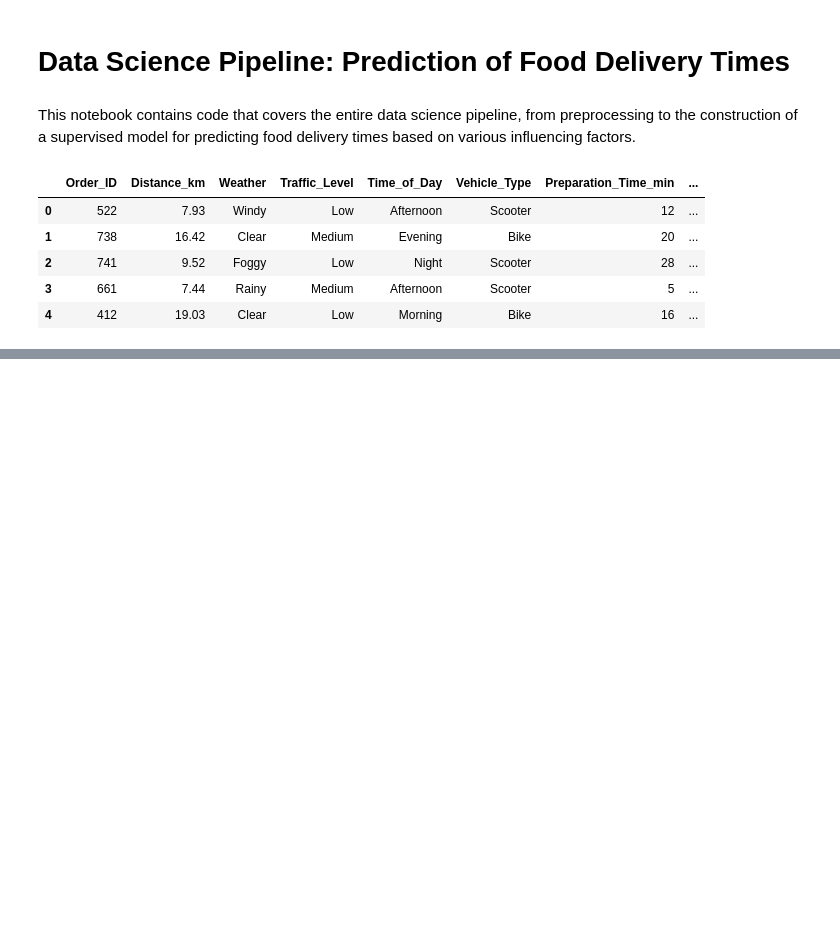
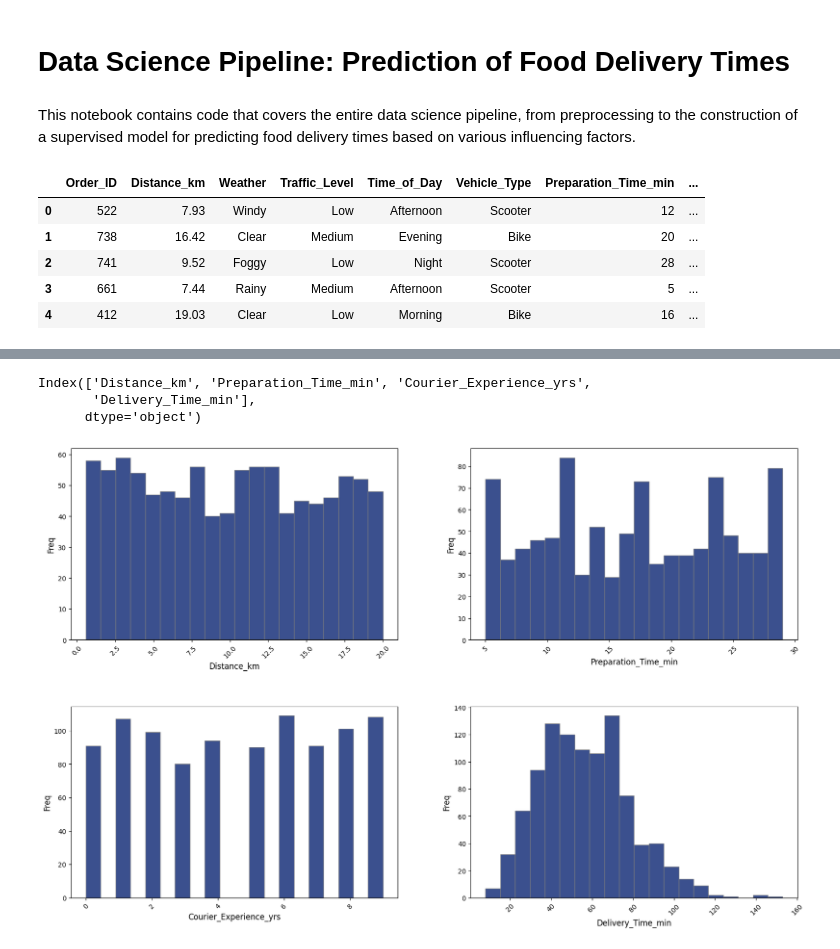
Before and after one commit to AnnieEBP/food-delivery-time-prediction-pg, a Jupyter notebook: model_pipeline/model_pipeline.ipynb, the cells around one changed output, grey strips where cells are left out. Saved outputs shown, nothing was run; the diff lists cells and outputs as text; code cells hidden in the pictures; blank space fills up the shorter version.

```diff
--- a/model_pipeline/model_pipeline.ipynb
+++ b/model_pipeline/model_pipeline.ipynb
@@ -16,0 +55,4 @@ raw.head()
+# %%
+# Removing `order_id` variable
+df = raw.drop(columns = ["Order_ID"], inplace = False)
+df.head()
@@ -16,0 +77,46 @@ raw.head()
+# %%
+# List of numerical variables
+col_num = df.select_dtypes(include='number').columns
+col_num
+# %% [output]
+Index(['Distance_km', 'Preparation_Time_min', 'Courier_Experience_yrs',
+       'Delivery_Time_min'],
+      dtype='object')
+# %%
+# HISTOGRAMS
+num_plots = len(col_num) # Number of plots
+num_cols = 2  # Number of columns in the grid layout
+num_rows = (num_plots - 1) // num_cols + 1 # Number of rows in the grid layout
+
+# Creating subplots
+fig, axs = plt.subplots(num_rows, num_cols,
+                        figsize=(18, 6*num_rows))
+
+fig.tight_layout(pad=8)  # Spacing between subplots
+
+# Iterate over columns and create histograms
+for i, column in enumerate(col_num): # pairs containing the index and value
+    # i holds the index of the column, and column the column name.
+
+    ax = axs[i // num_cols, #  row index of subplot
+              i % num_cols] # column index of subplot
+    ax.hist(df[column],
+            bins=20,
+            stacked=True,
+            edgecolor="grey",
+            color="#0A2472",
+            alpha=0.8)
+    ax.set_xlabel(column)
+    ax.set_ylabel("Freq")
+    ax.set_xlabel(column, size=12)
+    ax.set_ylabel("Freq", size=12)
+    ax.tick_params(axis='x', rotation=45)  # Rotation of x-axis labels
+
+# Condition to remove empty subplots if the number of plots is not a multiple of num_cols
+if num_plots % num_cols != 0: # if reminder is not equal to 0
+    for j in range(num_plots % num_cols, num_cols):
+        fig.delaxes(axs[num_rows - 1, j])
+
+plt.show()
+# %% [output]
+[figure, added]
```
Also changed, not shown: parts of 51 cells of this notebook.
